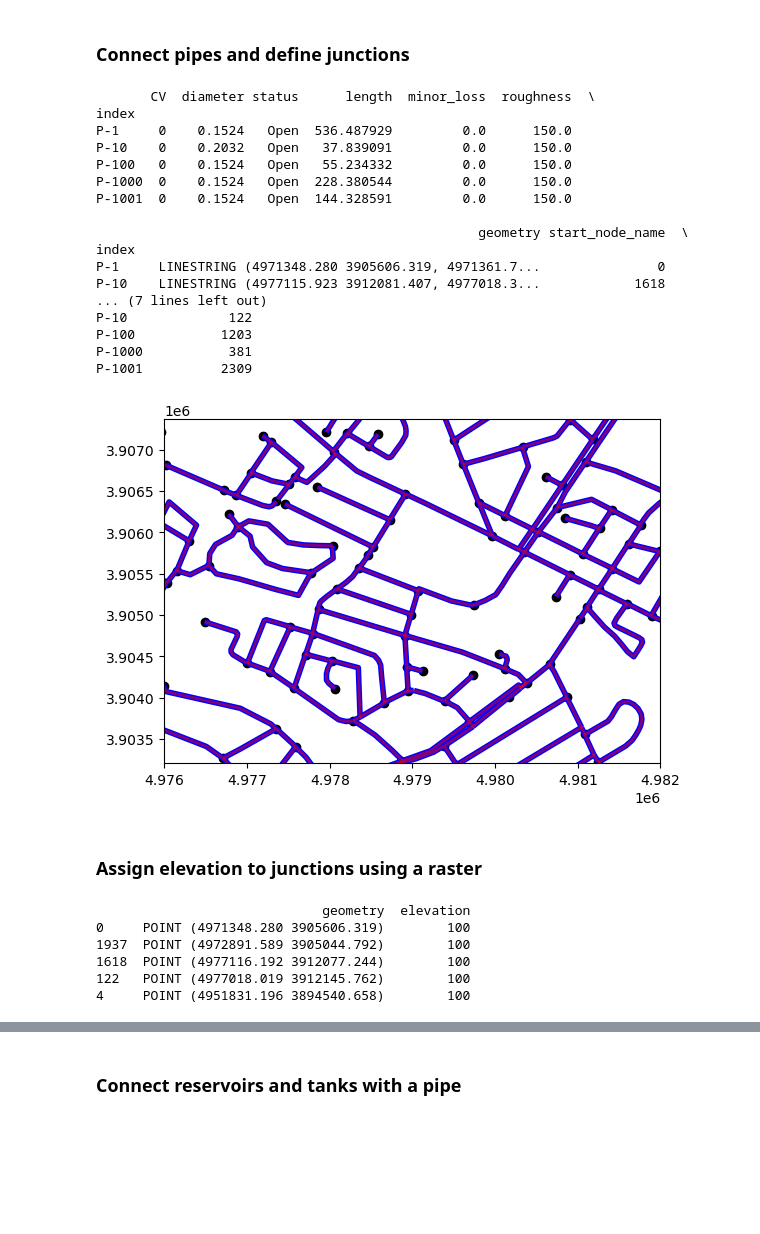
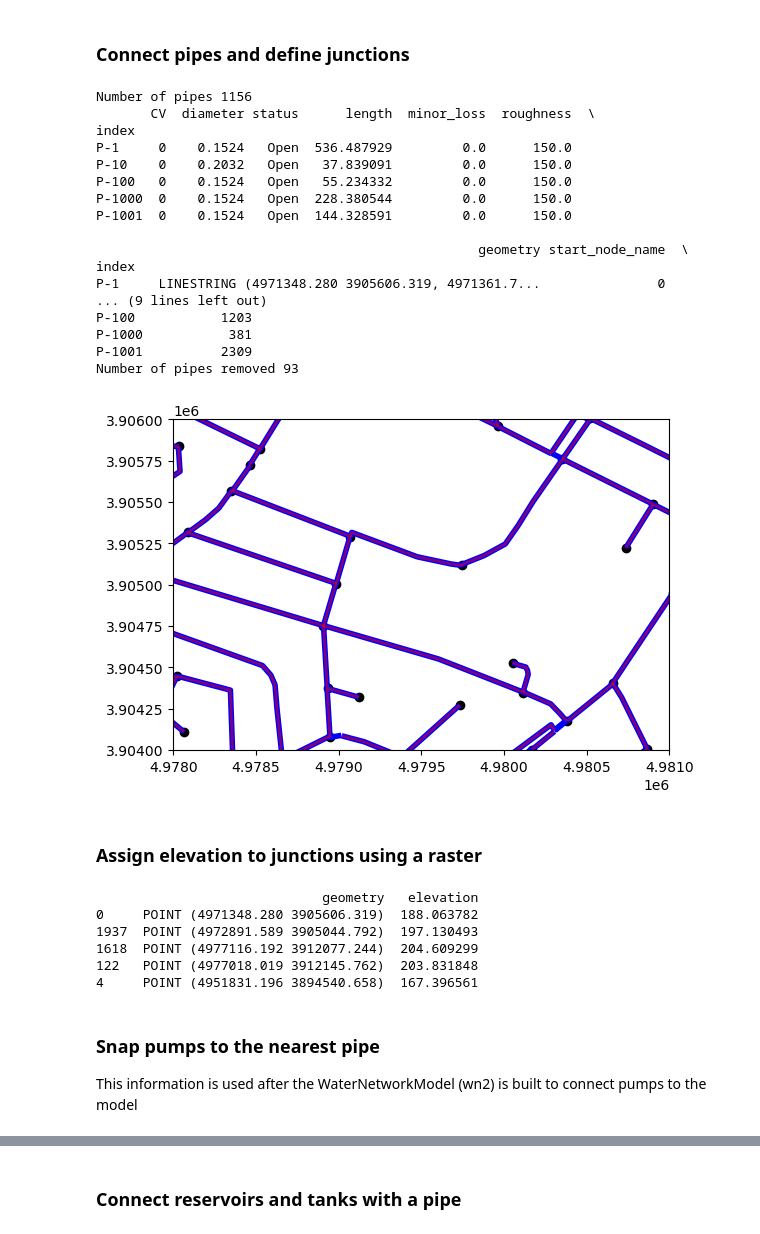
Before and after one commit to USEPA/WNTR, a Jupyter notebook: examples/demos/model_development.ipynb, the cells around one changed output, grey strips where cells are left out. Drawn from its saved outputs; the diff is of its cells as text; code cells hidden in the pictures; blank space fills up the shorter version.

Commit message:
model development updates

```diff
--- a/examples/demos/model_development.ipynb
+++ b/examples/demos/model_development.ipynb
@@ -18,8 +20,7 @@ import wntr
 crs = "EPSG:3547"  # ft
 # %%
 # The following line defines coordinates used to zoom in on network graphics
-zoom_coords = [(4970939.5, 4986176.3), (3901611.5, 3909258.1)]
-zoom_coords = [(4976000, 4982000), (3903208.711558957, 3907367.1696797055)]
+zoom_coords = [(4978000, 4981000), (3904000, 3906000)]
 # %% [markdown]
 # Create a base model from the INP file
 The following demo will contain 3 WaterNetworkModels:
@@ -134,52 +148,64 @@ disconnected_pumps.set_index("name", inplace=True)
 tanks.set_index("name", inplace=True)
 reservoirs.set_index("name", inplace=True)
 
+# Assume that total demand is known
+total_demand = aed0.sum()
+
+# Additional datasets include elevation data and building data
+elevation_data_file = '../data/ky4_elevation.tif'
+buildings = gpd.read_file("../data/ky4_buildings.geojson", crs=crs)
+buildings.to_crs(crs, inplace=True)
+
 # Define distance threshold used to refine data
-distance_threshold = 100.0
+distance_threshold_connect_pipes = 100.0
+distance_threshold_assign_buildings = 1000.0
 # %% [markdown]
 ### Connect pipes and define junctions
 # %%
-pipes, junctions = wntr.gis.geospatial.connect_lines(diconnected_pipes, distance_threshold)
+print('Number of pipes', diconnected_pipes.shape[0])
+pipes, junctions = wntr.gis.geospatial.connect_lines(diconnected_pipes, distance_threshold_connect_pipes)
 print(pipes.head())
+print('Number of pipes removed', diconnected_pipes.shape[0] - pipes.shape[0])
 
 fig, ax = plt.subplots()
 diconnected_pipes.plot(color="b", linewidth=4, ax=ax)
 pipes.plot(color="r", linewidth=2, alpha=0.5, ax=ax)
 junctions.plot(color="k", ax=ax)
 # Comment/uncomment the following 2 lines to change the zoom on the network graphic
 tmp = ax.set_xlim(zoom_coords[0])
 tmp = ax.set_ylim(zoom_coords[1])
 # %% [output]
+Number of pipes 1156
        CV  diameter status      length  minor_loss  roughness  \
 index
 P-1     0    0.1524   Open  536.487929         0.0      150.0
 P-10    0    0.2032   Open   37.839091         0.0      150.0
 P-100   0    0.1524   Open   55.234332         0.0      150.0
 P-1000  0    0.1524   Open  228.380544         0.0      150.0
 P-1001  0    0.1524   Open  144.328591         0.0      150.0
 
                                                  geometry start_node_name  \
 index
 P-1     LINESTRING (4971348.280 3905606.319, 4971361.7...               0
-P-10    LINESTRING (4977115.923 3912081.407, 4977018.3...            1618
-... (7 lines left out)
-P-10             122
+... (9 lines left out)
 P-100           1203
 P-1000           381
 P-1001          2309
+Number of pipes removed 93
-[figure, old version]
+[figure, new version]
 # %% [markdown]
 ### Assign elevation to junctions using a raster
 # %%
-# TODO uncomment after tif file is available
-#elevation_data_file = 'data/ky4_elevation_data.tif'
-#junction_elevations = wntr.gis.sample_raster(junctions, elevation_data_file)
-junctions["elevation"] = 100
+junction_elevations = wntr.gis.sample_raster(junctions, elevation_data_file)
+junctions["elevation"] = junction_elevations
 print(junctions.head())
 # %% [output]
-                             geometry  elevation
-0     POINT (4971348.280 3905606.319)        100
-1937  POINT (4972891.589 3905044.792)        100
-1618  POINT (4977116.192 3912077.244)        100
-122   POINT (4977018.019 3912145.762)        100
-4     POINT (4951831.196 3894540.658)        100
+                             geometry   elevation
+0     POINT (4971348.280 3905606.319)  188.063782
+1937  POINT (4972891.589 3905044.792)  197.130493
+1618  POINT (4977116.192 3912077.244)  204.609299
+122   POINT (4977018.019 3912145.762)  203.831848
+4     POINT (4951831.196 3894540.658)  167.396561
+# %% [markdown]
+### Snap pumps to the nearest pipe
+This information is used after the WaterNetworkModel (wn2) is built to connect pumps to the model
```
Also changed, not shown: parts of 28 cells of this notebook, 1 other file.
